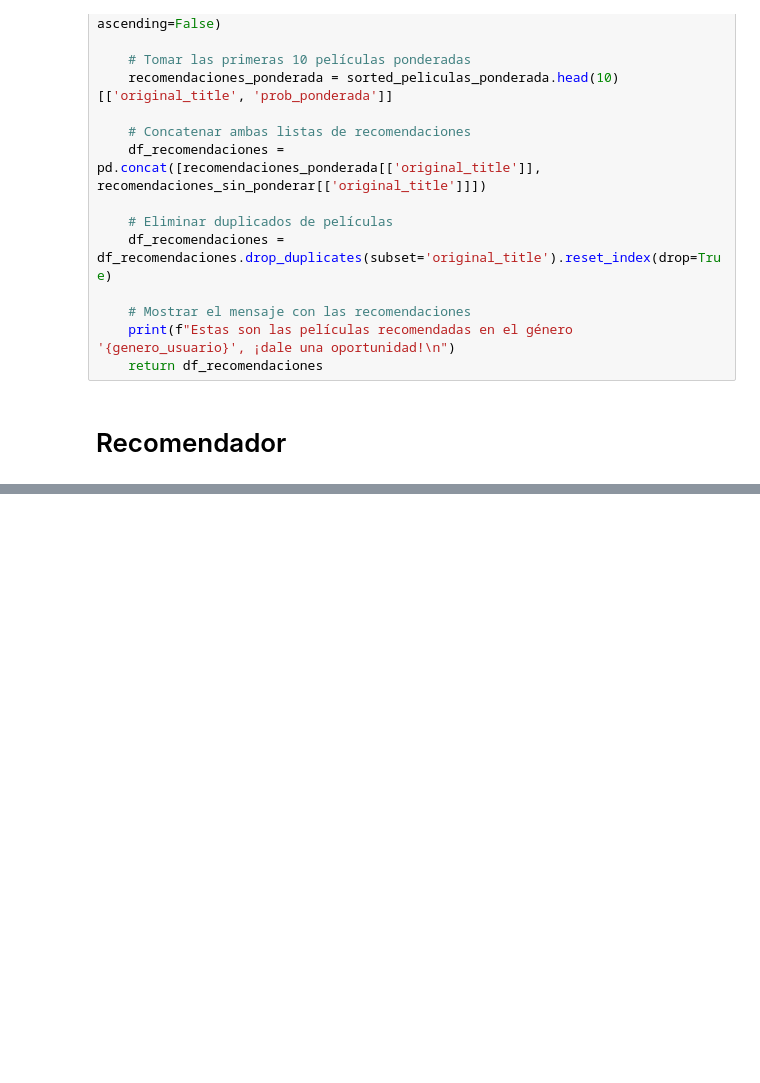
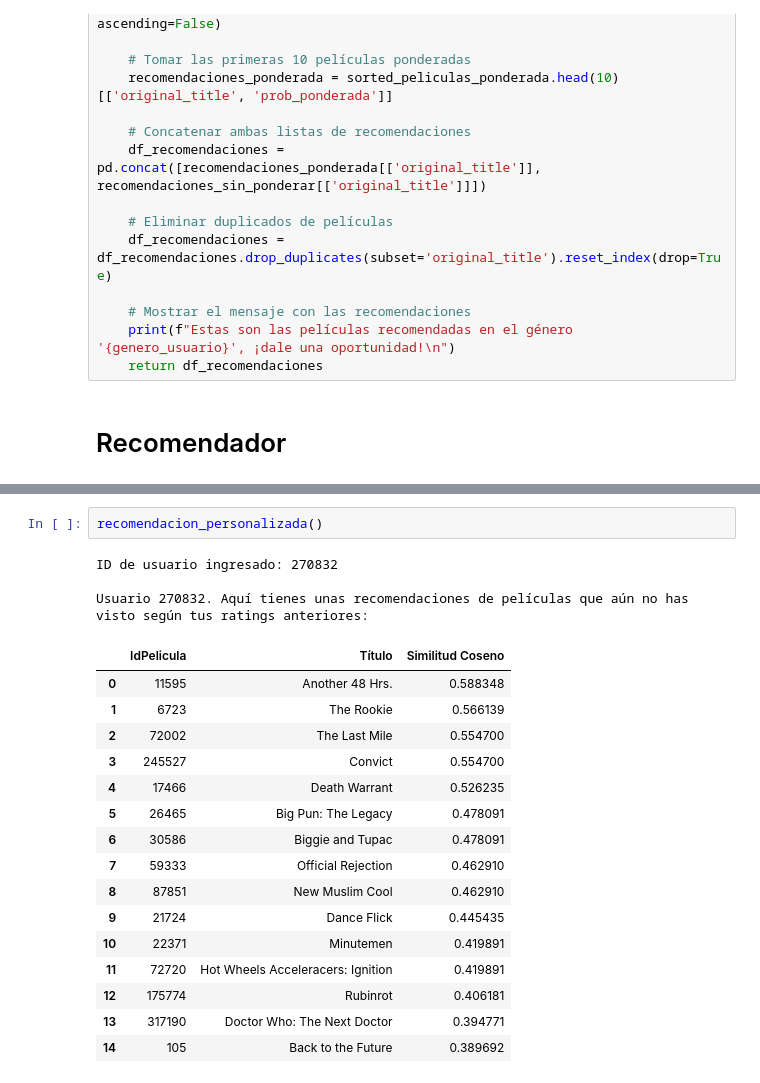
Before and after one commit to juankquintana/proyecto_recomendacion_peliculas, a Jupyter notebook: funcionesRecomendadoras.ipynb, the cells around one changed output, grey strips where cells are left out. Saved outputs shown, nothing was run; the diff lists cells and outputs as text; blank space fills up the shorter version.

```diff
--- a/funcionesRecomendadoras.ipynb
+++ b/funcionesRecomendadoras.ipynb
@@ -439,0 +446,22 @@ df_ratings_peliculas[df_ratings_peliculas['movieId']=='8605']
+# %%
+recomendacion_personalizada()
+# %% [output]
+ID de usuario ingresado: 270832
+
+Usuario 270832. Aquí tienes unas recomendaciones de películas que aún no has visto según tus ratings anteriores:
+|  | IdPelicula | Título | Similitud Coseno |
+| 0 | 11595 | Another 48 Hrs. | 0.588348 |
+| 1 | 6723 | The Rookie | 0.566139 |
+| 2 | 72002 | The Last Mile | 0.554700 |
+| 3 | 245527 | Convict | 0.554700 |
+| 4 | 17466 | Death Warrant | 0.526235 |
+| 5 | 26465 | Big Pun: The Legacy | 0.478091 |
+| 6 | 30586 | Biggie and Tupac | 0.478091 |
+| 7 | 59333 | Official Rejection | 0.462910 |
+| 8 | 87851 | New Muslim Cool | 0.462910 |
+| 9 | 21724 | Dance Flick | 0.445435 |
+| 10 | 22371 | Minutemen | 0.419891 |
+| 11 | 72720 | Hot Wheels Acceleracers: Ignition | 0.419891 |
+| 12 | 175774 | Rubinrot | 0.406181 |
+| 13 | 317190 | Doctor Who: The Next Doctor | 0.394771 |
+| 14 | 105 | Back to the Future | 0.389692 |
```
Also changed, not shown: parts of 11 cells of this notebook.
